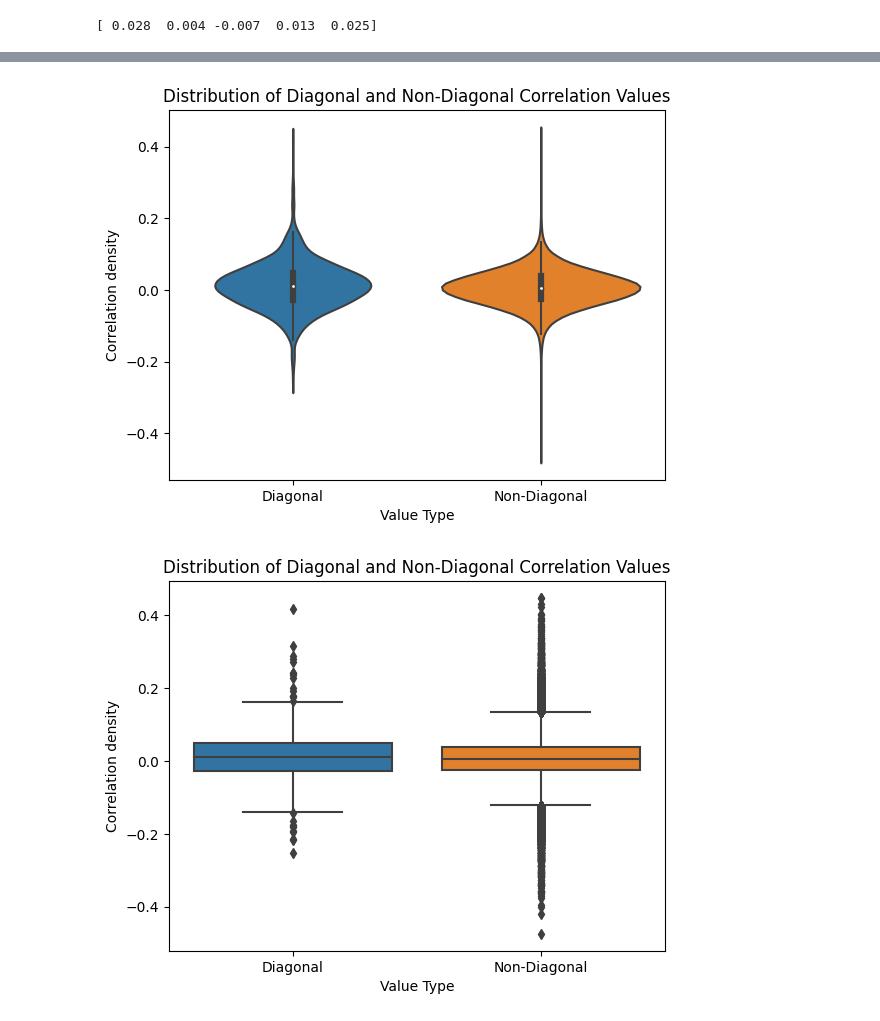
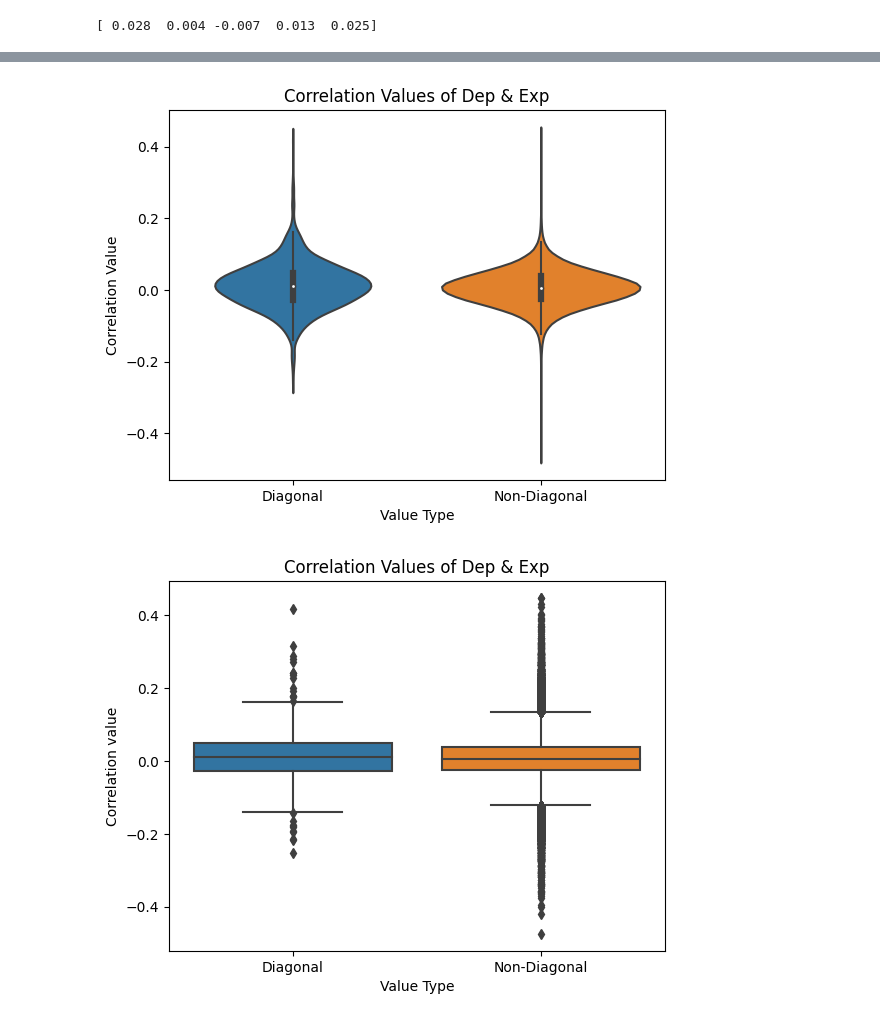
Before and after one commit to chingyaousf/Intern-project-2023, a Jupyter notebook: intern_06.ipynb, the cells around one changed output, grey strips where cells are left out. Drawn from its saved outputs; the diff is of its cells as text; code cells hidden in the pictures.

```diff
--- a/intern_06.ipynb
+++ b/intern_06.ipynb
@@ -422,13 +422,13 @@ sns.violinplot(data=combined_df)
 
 # Set plot labels and title
 plt.xlabel('Value Type')
-plt.ylabel('Correlation density')
-plt.title('Distribution of Diagonal and Non-Diagonal Correlation Values')
+plt.ylabel('Correlation Value')
+plt.title('Correlation Values of Dep & Exp')
 
 # Show the plot
 plt.show()
 # %% [output]
-[figure, old version]
+[figure, new version]
 # %%
 # diagonal and non-diagonal values boxplot
 
@@ -438,36 +438,36 @@ import matplotlib.pyplot as plt
 import numpy as np
 
 # Read the CSV file into a DataFrame
 correlation_table = pd.read_csv('/content/drive/MyDrive/Colab Notebooks/correlation_table_test.csv', index_col=0)
 
 # Exclude the diagonal values
 non_diagonal_table = correlation_table.where(np.triu(np.ones(correlation_table.shape), k=1).astype(bool))
 
 # Flatten the correlation values
 correlation_values = non_diagonal_table.values.flatten()
 
 # Create a DataFrame for the diagonal values
 diagonal_values = np.diag(correlation_table)
 diagonal_df = pd.DataFrame(diagonal_values, columns=['Diagonal'])
 
 # Create a DataFrame for the non-diagonal values
 non_diagonal_df = pd.DataFrame(correlation_values, columns=['Non-Diagonal'])
 
 # Combine the diagonal and non-diagonal DataFrames
 combined_df = pd.concat([diagonal_df, non_diagonal_df], axis=1)
 
 # Create the boxplot
 sns.boxplot(data=combined_df)
 
 # Set plot labels and title
 plt.xlabel('Value Type')
-plt.ylabel('Correlation density')
-plt.title('Distribution of Diagonal and Non-Diagonal Correlation Values')
+plt.ylabel('Correlation value')
+plt.title('Correlation Values of Dep & Exp')
 
 # Show the plot
 plt.show()
 # %% [output]
-[figure, old version]
+[figure, new version]
 # %%
 # diagonal and non-diagonal values violin, boxplot and histogram plot all together
 
```
Also changed, not shown: parts of 9 cells of this notebook.
